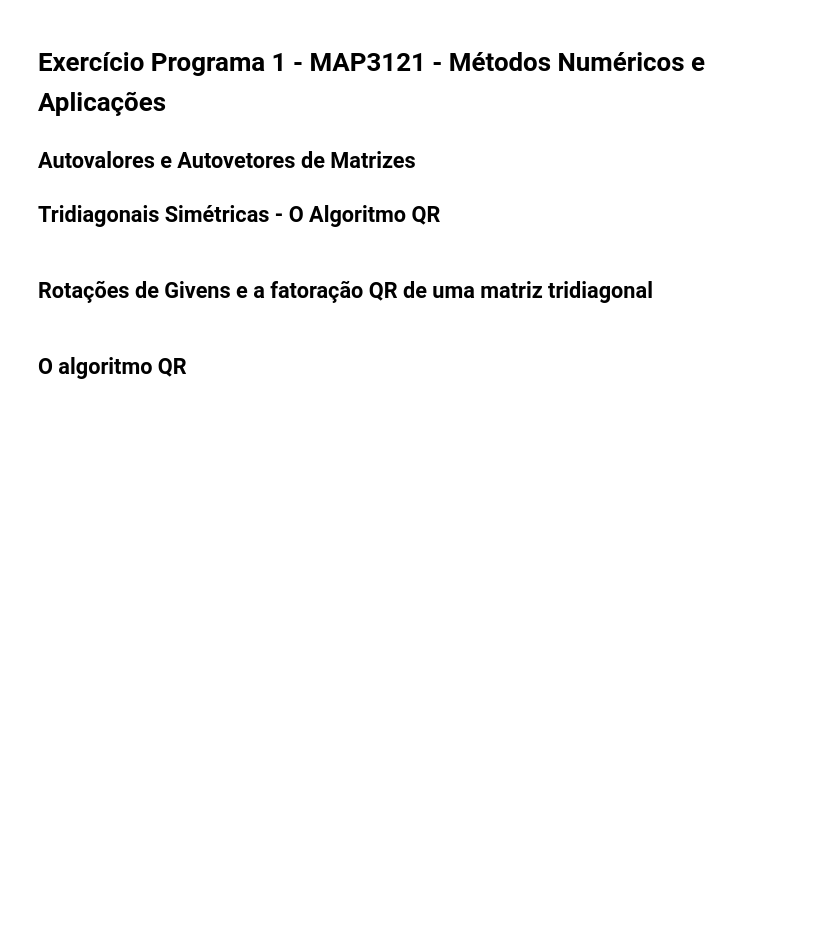
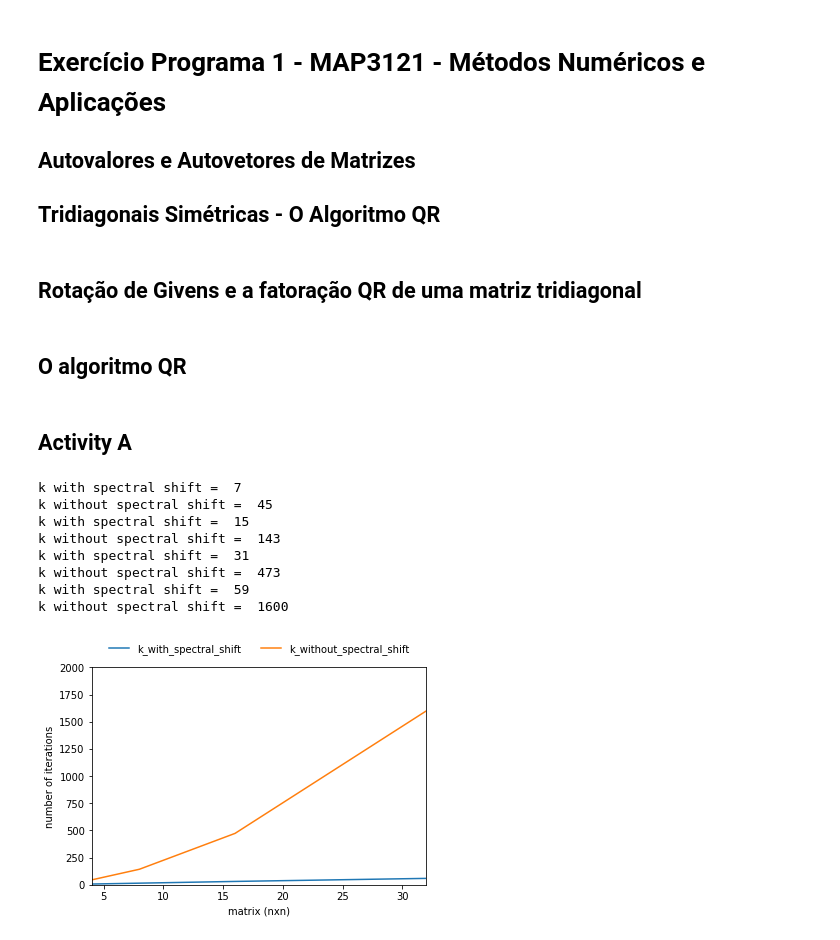
Before and after one commit to VanderSant/MAP3121-CalculoNumerico, a Jupyter notebook: src/ep1/exercício_programa_1.ipynb, the cells around one changed output. Drawn from its saved outputs; the diff is of its cells as text; code cells hidden in the pictures; blank space fills up the shorter version.

Commit message:
🔨  add grafics plots

```diff
--- a/src/ep1/exercício_programa_1.ipynb
+++ b/src/ep1/exercício_programa_1.ipynb
@@ -9,5 +11,5 @@ import matplotlib as plt
 # %% [markdown]
-## Rotações de Givens e a fatoração QR de uma matriz tridiagonal
+##  Rotação de Givens e a fatoração QR de uma matriz tridiagonal
 # %%
 ## Function to get the givens_rotation_Qk matrix for givens rotation
 def givens_rotation_Qk(k,A):
@@ -47,19 +49,82 @@ def wilkinson_heuristics(A,n):
     return [uk,beta]
     pass
 
-def QR_algorithm(A, erro = 1/1000000):
-    get_uk = lambda A,n,k: wilkinson_heuristics(A,n)[0] if k > 0 else 0
+def QR_algorithm(A, erro = 1/1000000, spectral_shift = True):
+    get_uk = lambda A,n,k,spectral_shift: wilkinson_heuristics(A,n)[0] if ((k > 0) and (spectral_shift == True)) else 0
     V = I = np.eye(len(A))
     k = 0
     for m in range(len(A),1,-1):
         beta = wilkinson_heuristics(A,m)[1]
         while(abs(beta)>erro):
-            uk = get_uk(A,m,k)
+            uk = get_uk(A,m,k,spectral_shift)
             R,Q = QR_fatoration(A - (uk*I))
             A = R@Q + uk*I
             V = V@Q
             k = k + 1
             beta = wilkinson_heuristics(A,m)[1]
     lamb = A
-    return [V,lamb]
+    return [V,lamb,k]
     pass
+# %% [markdown]
+## Activity A
+# %%
+def make_tridiagonal_matrix(n,alfa,beta):
+    A = alfa*np.eye(n)
+    for i in range (0,n-1):
+        A[i,i+1] = beta
+        A[i+1,i] = beta
+    return A
+    pass
+
+def test_matrix_values(A,V,lamb):
+    print("V = ", V)
+    print("lamb = ",lamb)
+    new_A = V@lamb@np.transpose(V)
+    new_A = np.matrix.round(new_A,3)
+    print("\n")
+    print("A = \n", A)
+    print("V Λ V_transposto = \n", new_A)
+    pass
+
+erro = 1e-6
+alfa = 2
+beta = -1
+
+k_with_spectral_shift_list = np.array([])
+k_without_spectral_shift_list = np.array([])
+n_list = np.array([])
+for i in range (2,6):
+    n = 2**i
+    n_list = np.append(n_list,n)
+    A_matrix = make_tridiagonal_matrix(n,alfa,beta)
+
+    V,lamb,k = QR_algorithm(A_matrix,erro = erro,spectral_shift = True)
+    k_with_spectral_shift_list = np.append(k_with_spectral_shift_list,k)
+    print("k with spectral shift = ", k)
+    #test_matrix_values(A_matrix,V,lamb)
+
+    V,lamb,k = QR_algorithm(A_matrix,erro = erro,spectral_shift = False)
+    k_without_spectral_shift_list = np.append(k_without_spectral_shift_list,k)
+    print("k without spectral shift = ", k)
+    #test_matrix_values(A_matrix,V,lamb)
+
+plt.xlim(min(n_list), max(n_list))
+plt.ylim(0, 2000)
+
+plt.plot(n_list,k_with_spectral_shift_list,label='k_with_spectral_shift')
+plt.plot(n_list,k_without_spectral_shift_list,label='k_without_spectral_shift')
+plt.ylabel('number of iterations')
+plt.xlabel('matrix (nxn)')
+
+plt.legend(loc='upper center', bbox_to_anchor=(0.5, 1.15), ncol=2, frameon=False)
+plt.show()
+# %% [output]
+k with spectral shift =  7
+k without spectral shift =  45
+k with spectral shift =  15
+k without spectral shift =  143
+k with spectral shift =  31
+k without spectral shift =  473
+k with spectral shift =  59
+k without spectral shift =  1600
+[figure, added]
```
Also changed, not shown: parts of 2 cells of this notebook, 1 other file.
